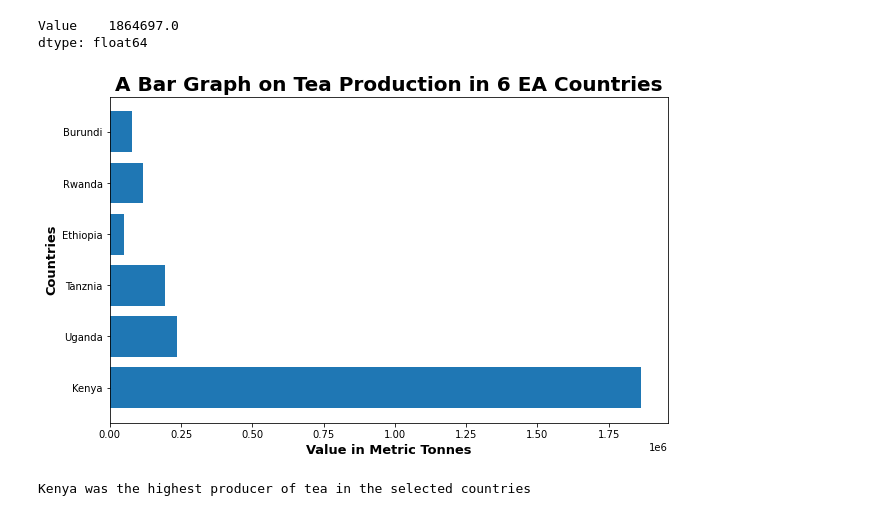
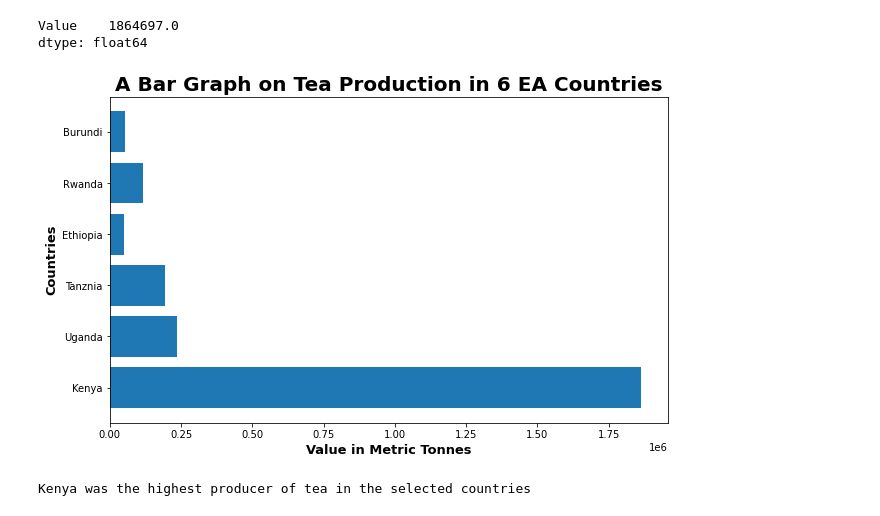
Before and after one commit to MuchereShawn/Jenga_Final_Project, a Jupyter notebook: Final_Project.ipynb, the cells around one changed output. Cells and saved outputs as stored; diff of their text form; code cells hidden in the pictures.

```diff
--- a/Final_Project.ipynb
+++ b/Final_Project.ipynb
@@ -269,15 +313,15 @@ data.loc[Tea, ["Value"]].sum()
 Value    1864697.0
 dtype: float64
 # %%
-x = [1864697,234407,192654,48944,116120,86108 / 10*9]
+x = [1864697,234407,192654,48944,116120,86108 / 10*6]
 y = ["Kenya","Uganda","Tanznia","Ethiopia","Rwanda","Burundi"]
 plt.barh(y,x)
 plt.title("A Bar Graph on Tea Production in 6 EA Countries",fontsize=20, fontweight="bold")
 plt.xlabel("Value in Metric Tonnes",fontsize=13, fontweight="bold")
 plt.ylabel("Countries",fontsize=13, fontweight="bold")
 plt.show()
 # %% [output]
-[figure, old version]
+[figure, new version]
 # %%
 print("Kenya was the highest producer of tea in the selected countries")
 # %% [output]
```
Also changed, not shown: parts of 10 cells of this notebook.
